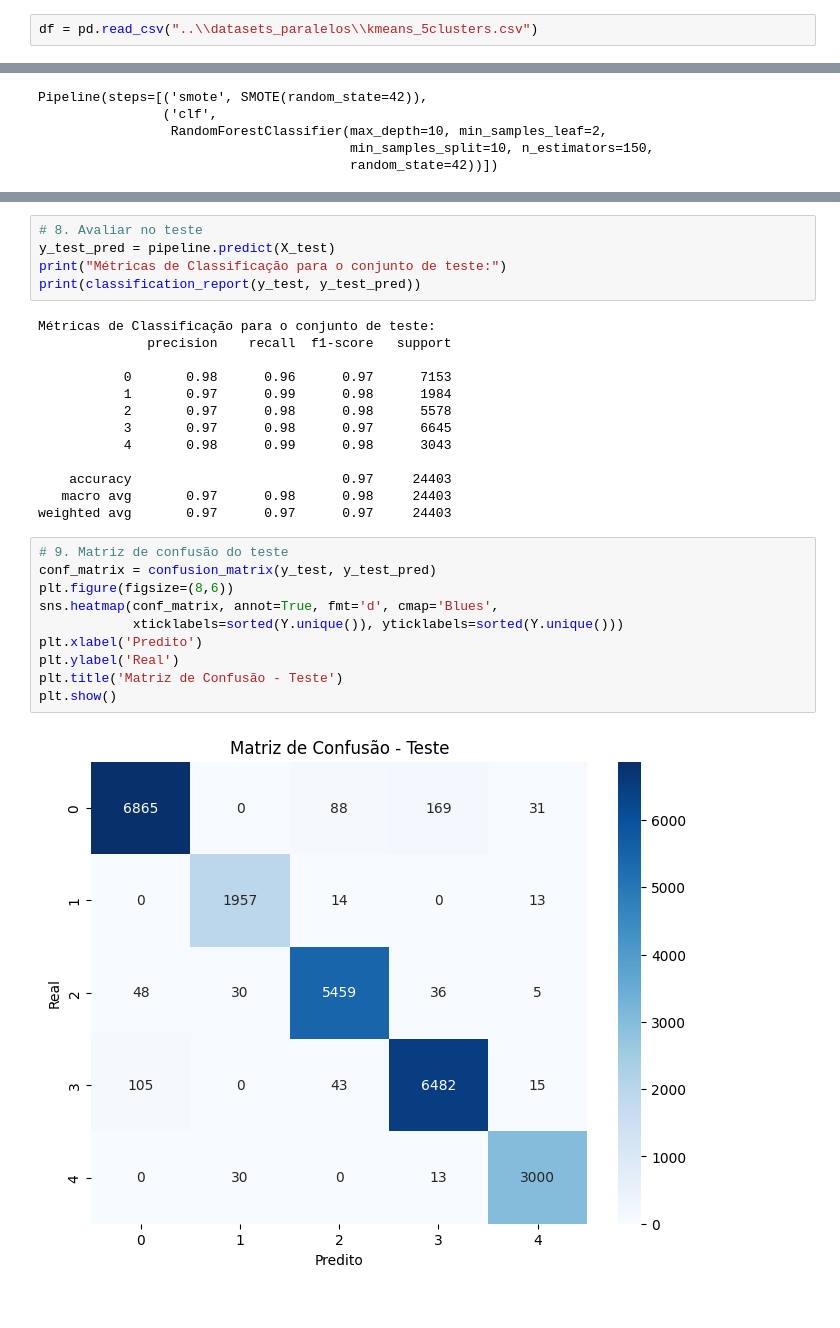
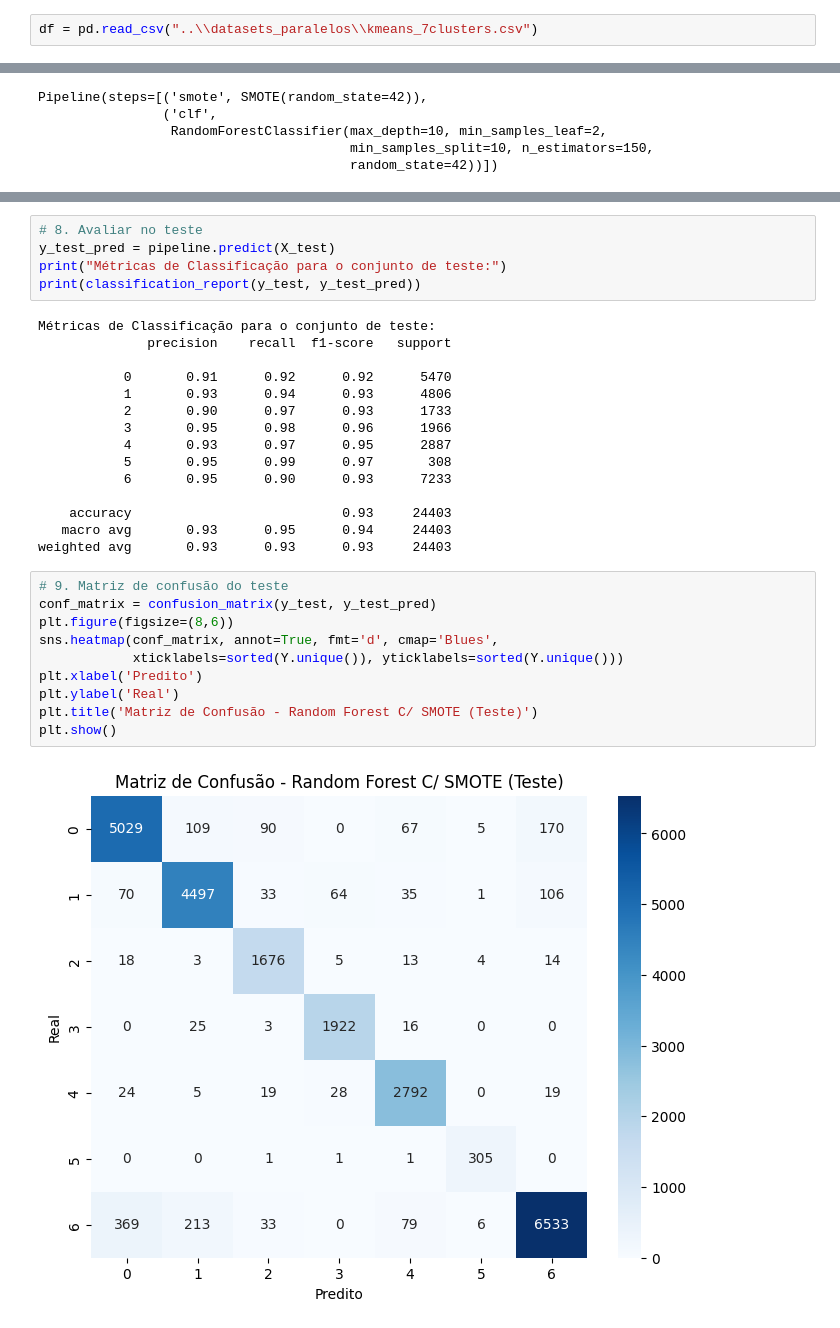
Before and after one commit to allanjfarias/PISI3, a Jupyter notebook: notebooks_classificação_clusters/random_forest_smote.ipynb, the cells around one changed output, grey strips where cells are left out. Cells and saved outputs as stored; diff of their text form.

```diff
--- a/notebooks_classificação_clusters/random_forest_smote.ipynb
+++ b/notebooks_classificação_clusters/random_forest_smote.ipynb
@@ -13,7 +13,7 @@ from sklearn.metrics import classification_report, confusion_matrix
 from imblearn.pipeline import Pipeline
 from imblearn.over_sampling import SMOTE
 # %%
-df = pd.read_csv("..\\datasets_paralelos\\kmeans_5clusters.csv")
+df = pd.read_csv("..\\datasets_paralelos\\kmeans_7clusters.csv")
 # %%
 # 2. Separar X e y
 X = df.drop(columns=['cluster'])
@@ -81,27 +83,29 @@ print(classification_report(y_test, y_test_pred))
 Métricas de Classificação para o conjunto de teste:
               precision    recall  f1-score   support
 
-           0       0.98      0.96      0.97      7153
-           1       0.97      0.99      0.98      1984
-           2       0.97      0.98      0.98      5578
-           3       0.97      0.98      0.97      6645
-           4       0.98      0.99      0.98      3043
+           0       0.91      0.92      0.92      5470
+           1       0.93      0.94      0.93      4806
+           2       0.90      0.97      0.93      1733
+           3       0.95      0.98      0.96      1966
+           4       0.93      0.97      0.95      2887
+           5       0.95      0.99      0.97       308
+           6       0.95      0.90      0.93      7233
 
-    accuracy                           0.97     24403
-   macro avg       0.97      0.98      0.98     24403
-weighted avg       0.97      0.97      0.97     24403
+    accuracy                           0.93     24403
+   macro avg       0.93      0.95      0.94     24403
+weighted avg       0.93      0.93      0.93     24403
 # %%
 # 9. Matriz de confusão do teste
 conf_matrix = confusion_matrix(y_test, y_test_pred)
 plt.figure(figsize=(8,6))
 sns.heatmap(conf_matrix, annot=True, fmt='d', cmap='Blues',
             xticklabels=sorted(Y.unique()), yticklabels=sorted(Y.unique()))
 plt.xlabel('Predito')
 plt.ylabel('Real')
-plt.title('Matriz de Confusão - Teste')
+plt.title('Matriz de Confusão - Random Forest C/ SMOTE (Teste)')
 plt.show()
 # %% [output]
-[figure, old version]
+[figure, new version]
 # %%
 
 # Matriz de Confusão para o conjunto de treino
```
Also changed, not shown: parts of 3 cells of this notebook, 2 other files.
